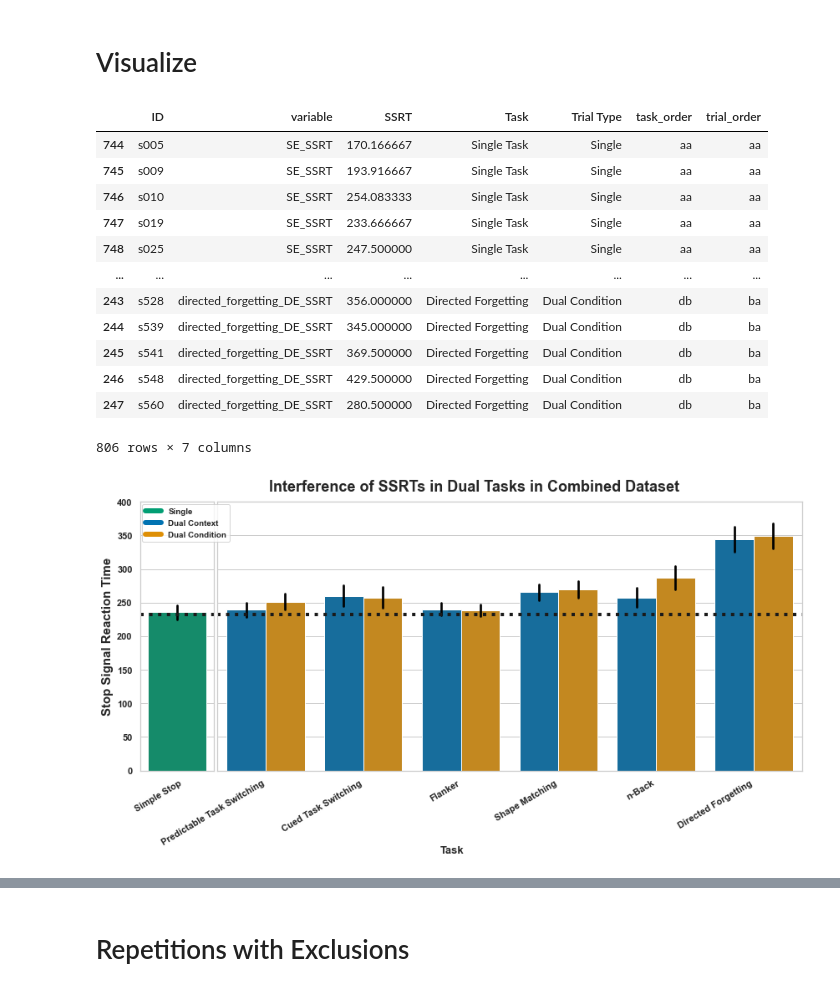
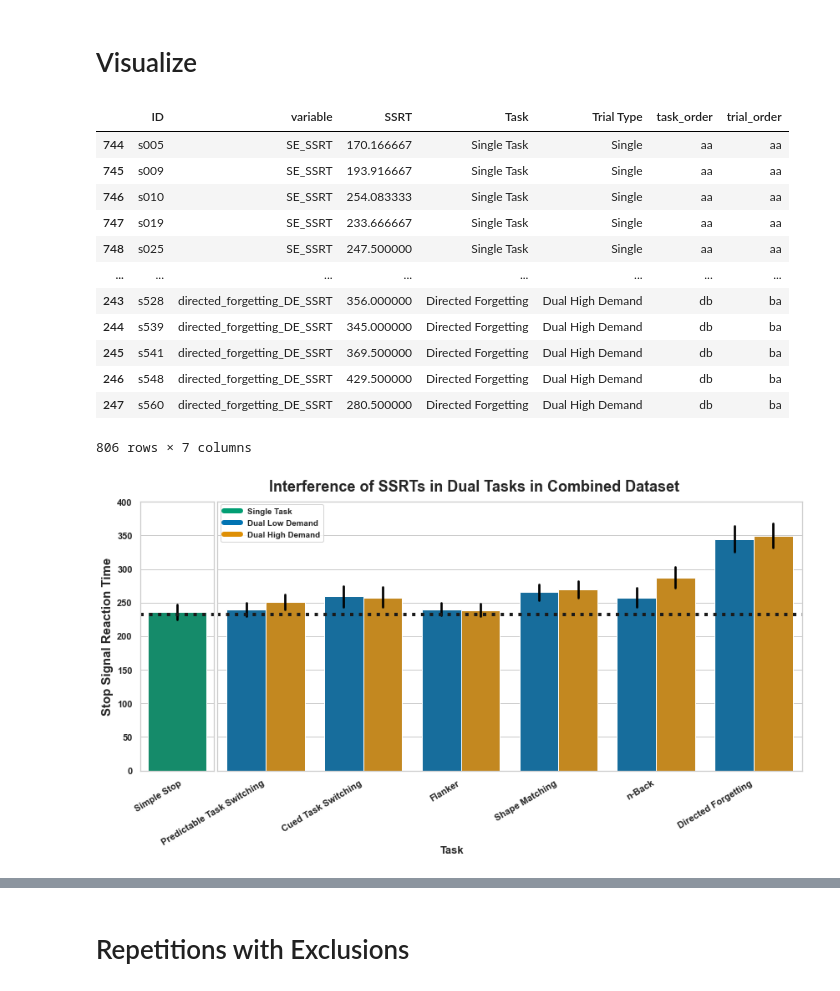
Before and after one commit to henrymj/mturk_dualStop_analysis, a Jupyter notebook: analysis-validation_dataset-all.ipynb, the cells around one changed output, grey strips where cells are left out. Saved outputs shown, nothing was run; the diff lists cells and outputs as text; code cells hidden in the pictures.

Commit message:
clarify condition names for resubmission

```diff
--- a/analysis-validation_dataset-all.ipynb
+++ b/analysis-validation_dataset-all.ipynb
@@ -305,7 +302,7 @@ formal_tasks = {
 # %%
 sns.set(style="whitegrid", palette="colorblind", color_codes=True)
 palette ={"DC":"C0", "DE":"C1", "SE":"C2",
-         "Dual Context":"C0", "Dual Condition":"C1", "Single":"C2"}
+         "Dual Low Demand":"C0", "Dual High Demand":"C1", "Single":"C2"}
 
 task_order_dict = {
     'SE': 'aa',
@@ -320,15 +317,15 @@ task_order_dict = {
 
 trial_order_dict = {
     'Single': 'aa',
-    'Dual Context': 'ab',
-    'Dual Condition': 'ba',
+    'Dual Low Demand': 'ab',
+    'Dual High Demand': 'ba',
 }
 
 def context_str(string):
     if 'DC' in string:
-        return 'Dual Context'
+        return 'Dual Low Demand'
     elif 'DE' in string:
-        return 'Dual Condition'
+        return 'Dual High Demand'
     elif 'SE' in string:
         return 'Single'
     elif 'OTHER' in string:
@@ -357,11 +354,11 @@ melted_SSRTs
 | 747 | s019 | SE_SSRT | 233.666667 | Single Task | Single | aa | aa |
 | 748 | s025 | SE_SSRT | 247.500000 | Single Task | Single | aa | aa |
 | ... | ... | ... | ... | ... | ... | ... | ... |
-| 243 | s528 | directed_forgetting_DE_SSRT | 356.000000 | Directed Forgetting | Dual Condition | db | ba |
-| 244 | s539 | directed_forgetting_DE_SSRT | 345.000000 | Directed Forgetting | Dual Condition | db | ba |
-| 245 | s541 | directed_forgetting_DE_SSRT | 369.500000 | Directed Forgetting | Dual Condition | db | ba |
-| 246 | s548 | directed_forgetting_DE_SSRT | 429.500000 | Directed Forgetting | Dual Condition | db | ba |
-| 247 | s560 | directed_forgetting_DE_SSRT | 280.500000 | Directed Forgetting | Dual Condition | db | ba |
+| 243 | s528 | directed_forgetting_DE_SSRT | 356.000000 | Directed Forgetting | Dual High Demand | db | ba |
+| 244 | s539 | directed_forgetting_DE_SSRT | 345.000000 | Directed Forgetting | Dual High Demand | db | ba |
+| 245 | s541 | directed_forgetting_DE_SSRT | 369.500000 | Directed Forgetting | Dual High Demand | db | ba |
+| 246 | s548 | directed_forgetting_DE_SSRT | 429.500000 | Directed Forgetting | Dual High Demand | db | ba |
+| 247 | s560 | directed_forgetting_DE_SSRT | 280.500000 | Directed Forgetting | Dual High Demand | db | ba |
 806 rows × 7 columns
 # %%
 title_dataset = dataset if dataset != 'all' else 'combined'
@@ -384,36 +381,36 @@ def plot_SSRTs_barplot(melted_SSRTs, save_fig=False):
 
     custom_lines = [Line2D([0], [0], color=sns.color_palette()[2], lw=6),
                     Line2D([0], [0], color=sns.color_palette()[0], lw=6),
                     Line2D([0], [0], color=sns.color_palette()[1], lw=6)]
     a0.set_zorder(1)
-    a0.legend(custom_lines, ['Single', 'Dual Context', 'Dual Condition'], prop={'weight': 'bold', 'size':9.75}, loc=(0.022,.85), frameon=True)
+    a0.legend(custom_lines, ['Single Task', 'Dual Low Demand', 'Dual High Demand'], prop={'weight': 'bold', 'size':9.75}, loc=(1.1,.85), frameon=True)
 
 
     # Dual Tasks
-    sns.barplot(x='Task', y='SSRT', hue='Trial Type', data=melted_SSRTs[melted_SSRTs['Trial Type'].isin(['Dual Context', 'Dual Condition'])], palette=palette, errcolor='0', ax=a1)
+    sns.barplot(x='Task', y='SSRT', hue='Trial Type', data=melted_SSRTs[melted_SSRTs['Trial Type'].isin(['Dual Low Demand', 'Dual High Demand'])], palette=palette, errcolor='0', ax=a1)
     a1.axhline(SSRTs['SE_SSRT'].mean()-3, color='k', linestyle=':', linewidth=4)
     a1.set_ylabel('')
     a1.set_xlabel('')
     a1.get_legend().remove()
 
     # _ = plt.legend(prop={'weight': 'bold'})
     _ = plt.xticks(rotation=31, ha='right', fontweight='bold', fontsize='11')
     _ = plt.yticks(fontweight='bold', fontsize='12')
 
 
 
     _ = f.text(0.5, 0.01, 'Task', ha='center', fontweight='bold', fontsize=13)
     _ = plt.title(f'Interference of SSRTs in Dual Tasks in {title_dataset.capitalize()} Dataset', fontsize='18', fontweight='bold',  y=1.1, x=.44, pad=-20)
     f.tight_layout()
     plt.subplots_adjust(wspace=.01)
     if save_fig:
         plt.savefig(f'figures/dataset-{dataset}_metric-SSRT_barplot.png', dpi=300)
     plt.show()
     plt.close()
 
 plot_SSRTs_barplot(melted_SSRTs, save_fig=True)
 # %% [output]
-[figure, old version]
+[figure, new version]
 # %%
 def clean_diffs_for_Seaborn(diff_SSRTs):
     melted_diffs = diff_SSRTs.reset_index().melt(id_vars='ID', value_name='Dual Task SSRT - Single Task SSRT')
```
Also changed, not shown: parts of 5 cells of this notebook, 41 other files.
